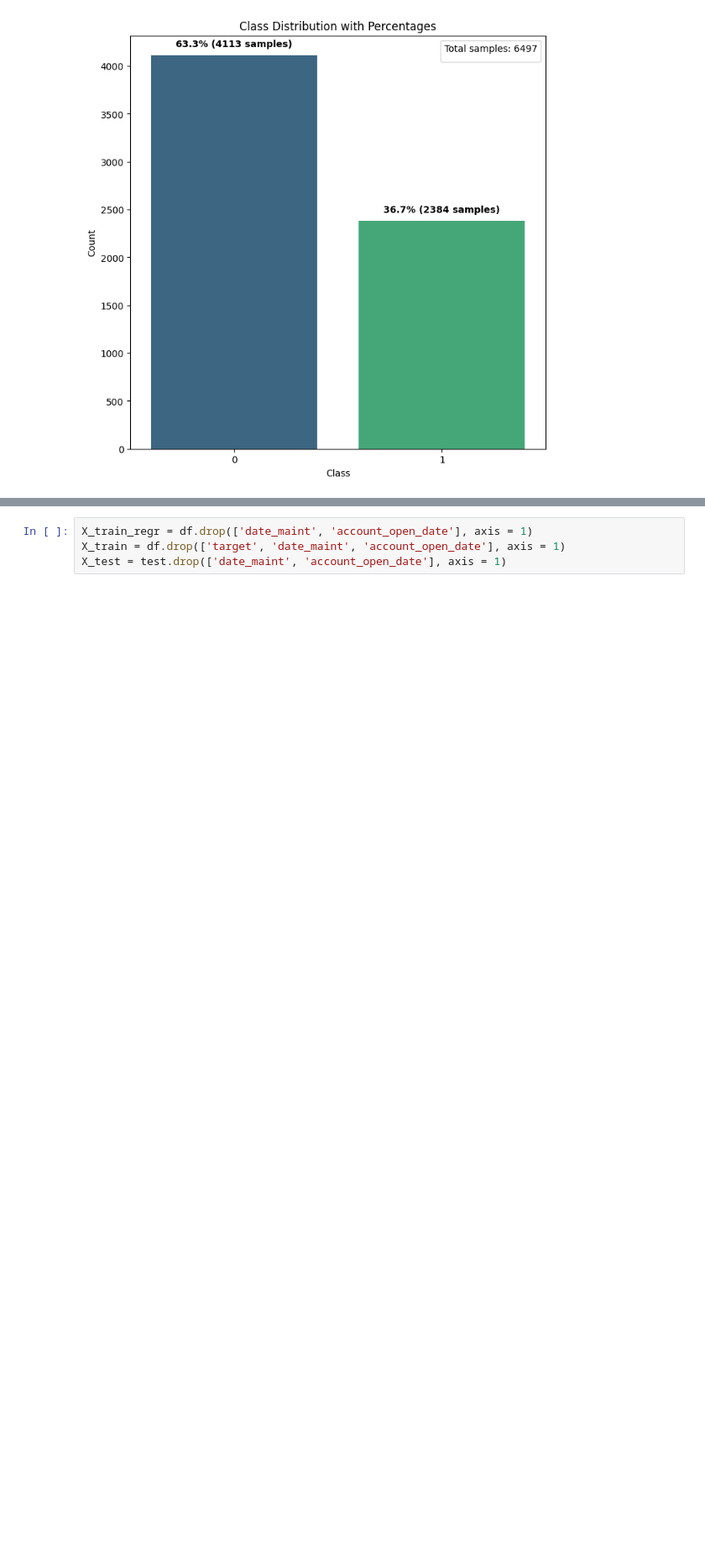
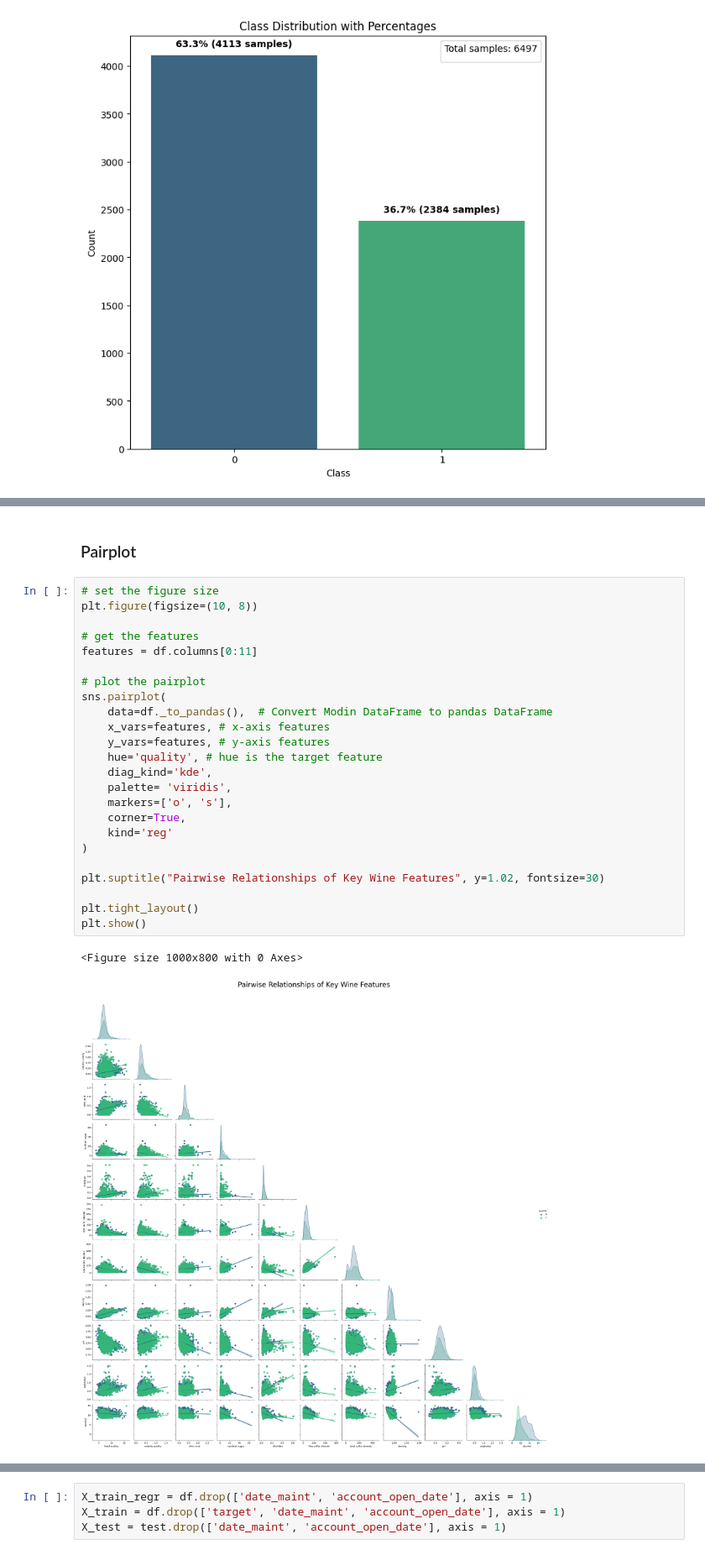
Before and after one commit to Arifuzzaman-Munaf/Predictive-Analysis-using-ML-algorithms, a Jupyter notebook: assessment_02.ipynb, the cells around one changed output, grey strips where cells are left out. Shown at 84% size. Cells and saved outputs as stored; diff of their text form; blank space fills up the shorter version.

Commit message:
feat: Data distribution analysis - central tendency - skewness - class distribution - correlation - pairplot - ANOVA F-score analysis - Major issues

```diff
--- a/assessment_02.ipynb
+++ b/assessment_02.ipynb
@@ -902,0 +876,29 @@ Rationale for inclusion/exclusion - List the data to be included/excluded and th
+# %% [markdown]
+### Pairplot
+# %%
+# set the figure size
+plt.figure(figsize=(10, 8))
+
+# get the features
+features = df.columns[0:11]
+
+# plot the pairplot
+sns.pairplot(
+    data=df._to_pandas(),  # Convert Modin DataFrame to pandas DataFrame
+    x_vars=features, # x-axis features
+    y_vars=features, # y-axis features
+    hue='quality', # hue is the target feature
+    diag_kind='kde',
+    palette= 'viridis',
+    markers=['o', 's'],
+    corner=True,
+    kind='reg'
+)
+
+plt.suptitle("Pairwise Relationships of Key Wine Features", y=1.02, fontsize=30)
+
+plt.tight_layout()
+plt.show()
+# %% [output]
+<Figure size 1000x800 with 0 Axes>
+[figure, added]
```
Also changed, not shown: parts of 24 cells of this notebook.
